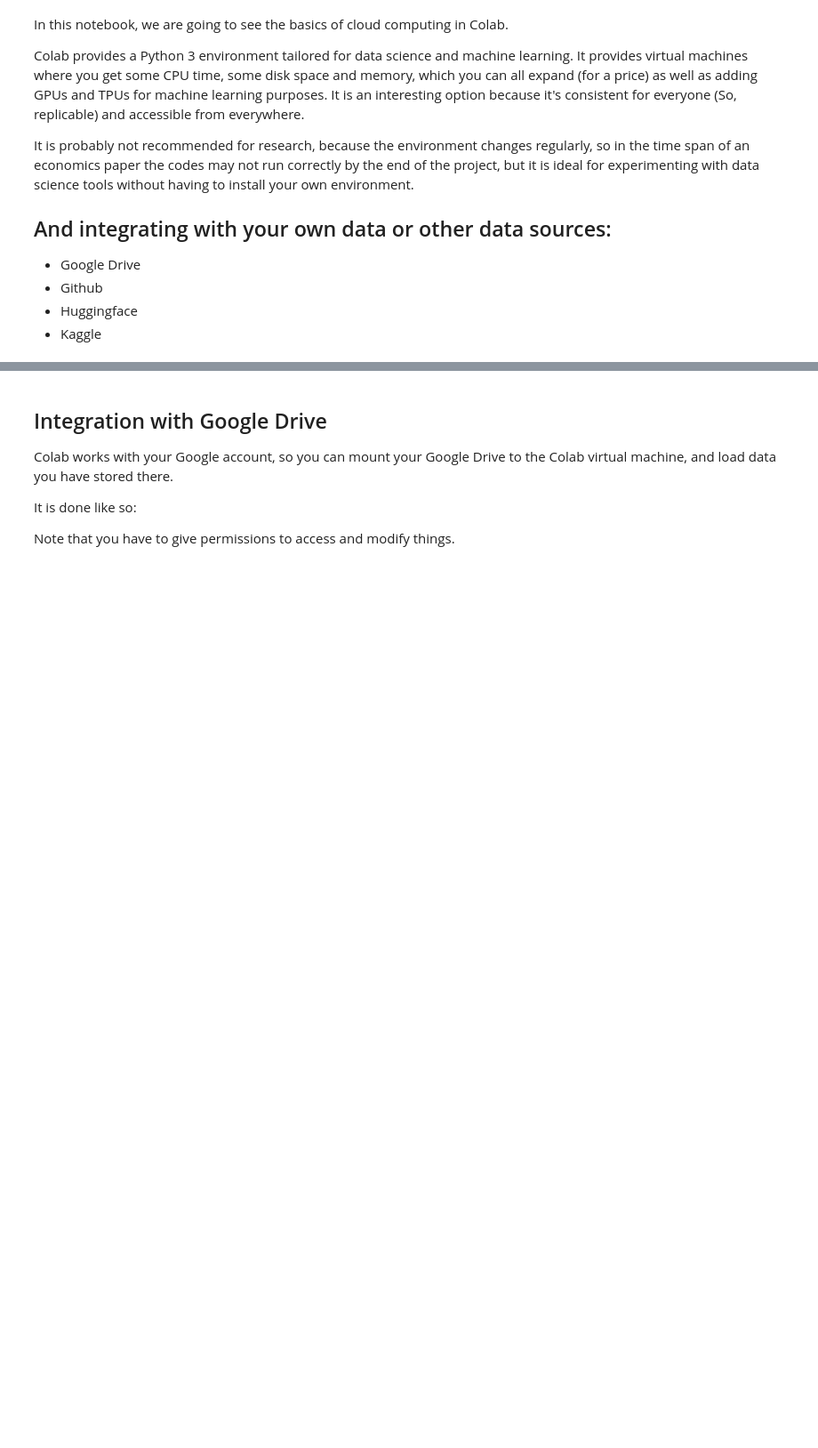
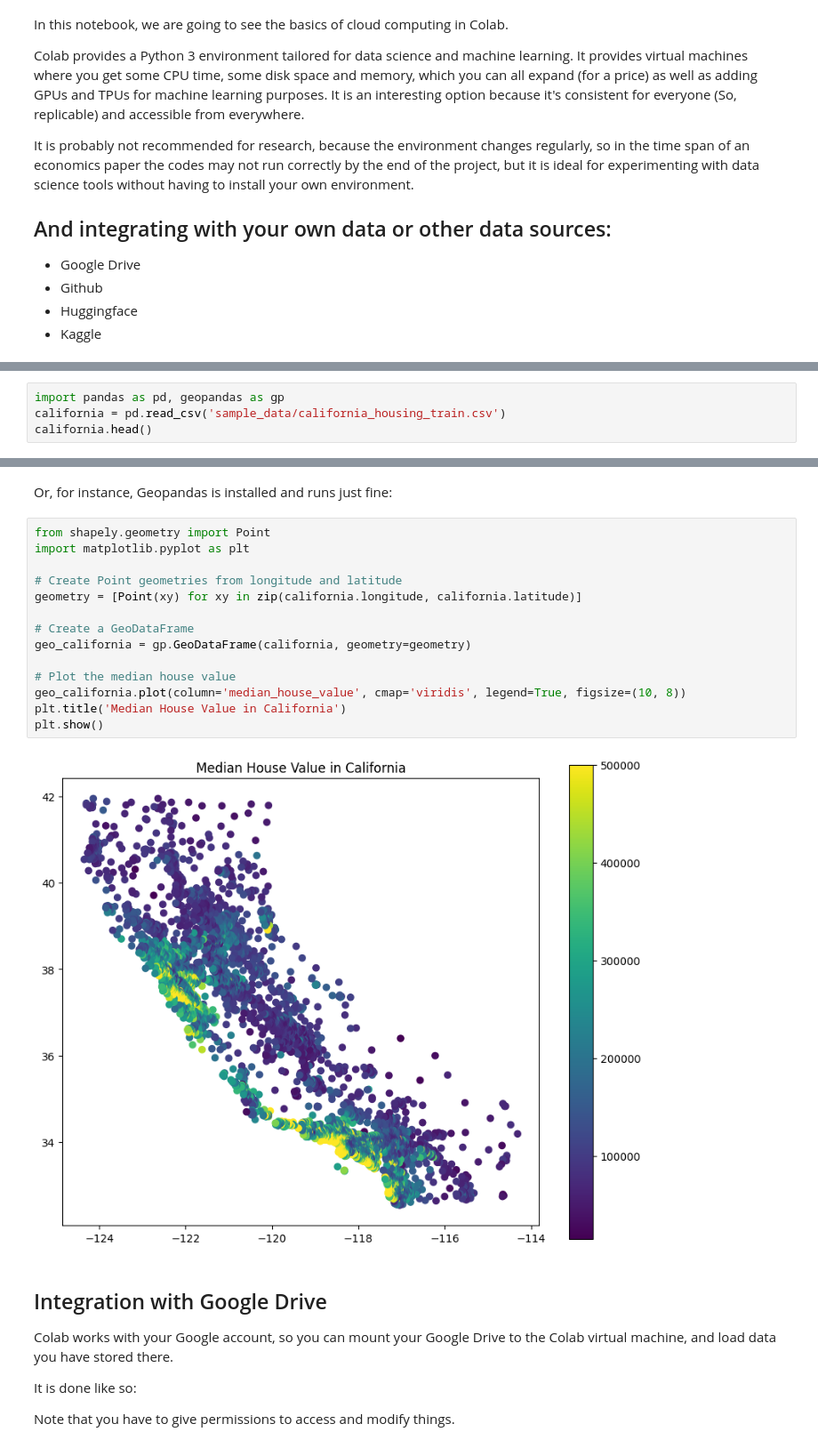
Before and after one commit to TheLeache/data_science_cemfi_python, a Jupyter notebook: 1_colab_huggingface_kaggle.ipynb, the cells around one changed output, grey strips where cells are left out. Shown at 89% size. Saved outputs shown, nothing was run; the diff lists cells and outputs as text; blank space fills up the shorter version.

```diff
--- a/1_colab_huggingface_kaggle.ipynb
+++ b/1_colab_huggingface_kaggle.ipynb
@@ -17,0 +23,4 @@ It is probably not recommended for research, because the environment changes reg
+# %%
+import pandas as pd, geopandas as gp
+california = pd.read_csv('sample_data/california_housing_train.csv')
+california.head()
@@ -18,3 +34,21 @@ It is probably not recommended for research, because the environment changes reg
+# %% [markdown]
+Or, for instance, Geopandas is installed and runs just fine:
+# %%
+from shapely.geometry import Point
+import matplotlib.pyplot as plt
+
+# Create Point geometries from longitude and latitude
+geometry = [Point(xy) for xy in zip(california.longitude, california.latitude)]
+
+# Create a GeoDataFrame
+geo_california = gp.GeoDataFrame(california, geometry=geometry)
+
+# Plot the median house value
+geo_california.plot(column='median_house_value', cmap='viridis', legend=True, figsize=(10, 8))
+plt.title('Median House Value in California')
+plt.show()
+# %% [output]
+[figure, added]
 # %% [markdown]
 ## Integration with Google Drive
 
```
Also changed, not shown: parts of 44 cells of this notebook.
